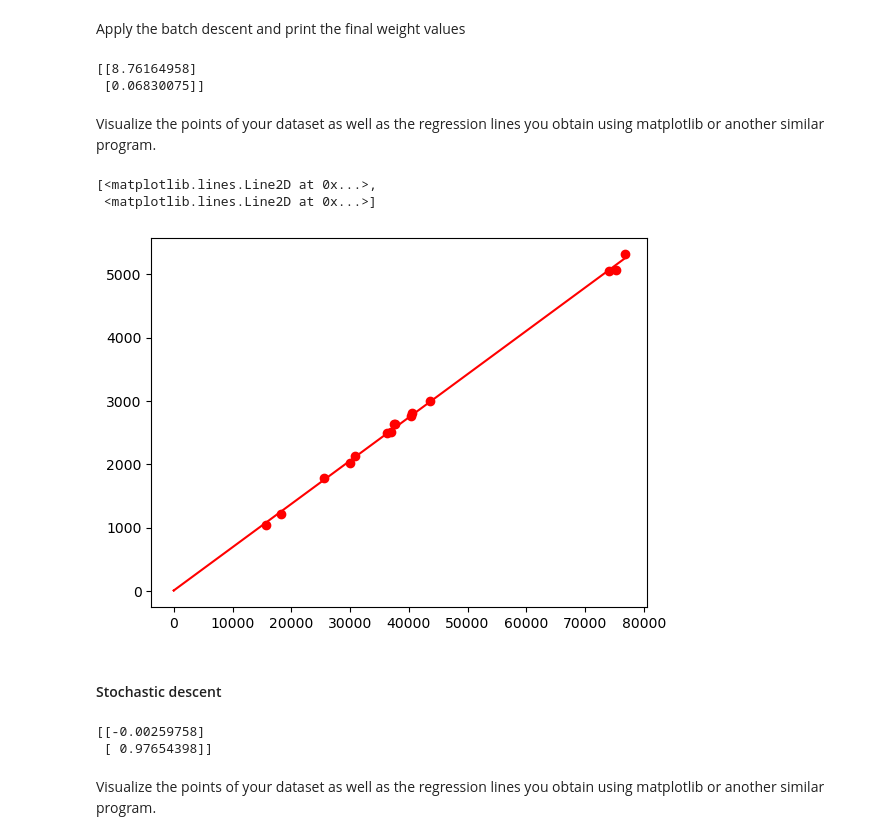
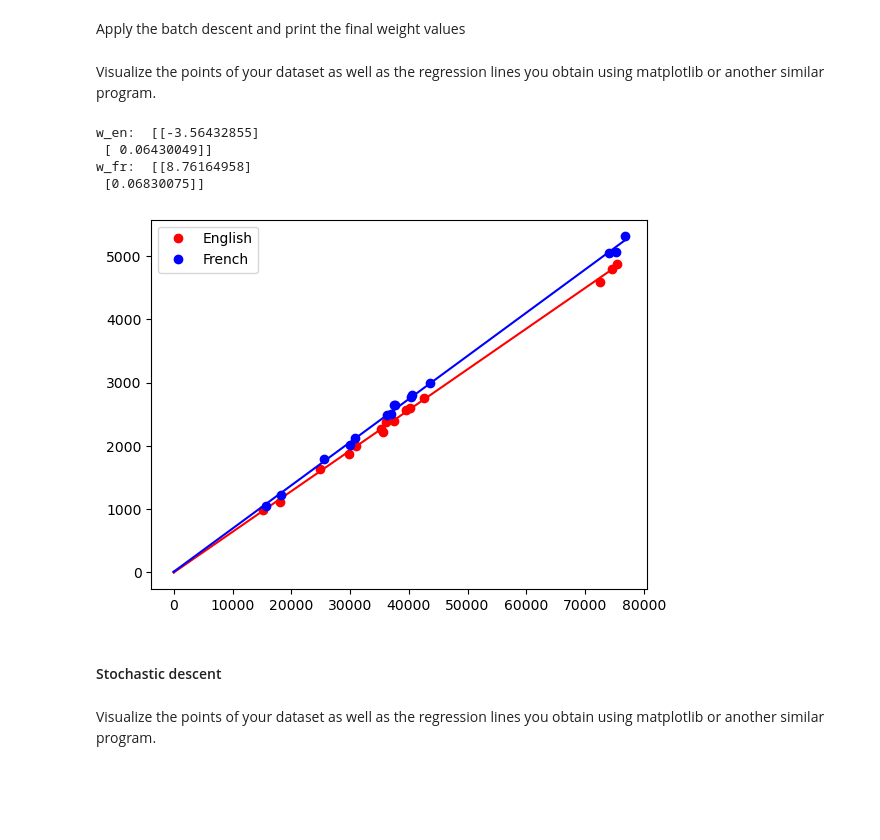
Before and after one commit to axelthorselius/artificial-intelligence, a Jupyter notebook: 3/assignments/ai_lab_perceptron_students.ipynb, the cells around one changed output. Saved outputs shown, nothing was run; the diff lists cells and outputs as text; code cells hidden in the pictures; blank space fills up the shorter version.

```diff
--- a/3/assignments/ai_lab_perceptron_students.ipynb
+++ b/3/assignments/ai_lab_perceptron_students.ipynb
@@ -126,13 +110,17 @@ Scale the arrays so that they fit in the range [0, 1] on the $x$ and $y$ axes.
 # %%
 # Write your code here
 
-X, maxima_X = gdn.normalize(X)
-print(X)
+X_en, maxima_X_en = gdn.normalize(X_en)
 
-y, maxima_y = gdn.normalize(y)
-print(y)
+y_en, maxima_y_en = gdn.normalize(y_en)
 
-maxima = np.concatenate((maxima_X, maxima_y)).reshape(-1, 1)
+maxima_en = np.concatenate((maxima_X_en, maxima_y_en))
+
+X_fr, maxima_X_fr = gdn.normalize(X_fr)
+
+y_fr, maxima_y_fr = gdn.normalize(y_fr)
+
+maxima_fr = np.concatenate((maxima_X_fr, maxima_y_fr))
 
 # Xmax = np.max(X)
 # for i in range (X.shape[0]):
@@ -241,38 +211,47 @@ Apply the batch descent and print the final weight values
 # Write your code here
 # print(X_fr)
 # print(y_fr)
-w = fit_batch(X, y, 1, np.zeros((2, 1)))
-w = maxima[-1, 0] * (w / maxima[:-1, 0:1])
+w_en = fit_batch(X_en, y_en, 1, np.zeros((2, 1)))
+maxima_en = maxima_en.reshape(-1, 1)
+w_en = maxima_en[-1, 0] * (w_en / maxima_en[:-1, 0:1])
 
-print(w)
+w_fr = fit_batch(X_fr, y_fr, 1, np.zeros((2, 1)))
+maxima_fr = maxima_fr.reshape(-1, 1)
+w_fr = maxima_fr[-1, 0] * (w_fr / maxima_fr[:-1, 0:1])
-# %% [output]
-[[8.76164958]
- [0.06830075]]
 # %% [markdown]
 Visualize the points of your dataset as well as the regression lines you obtain using matplotlib or another similar program.
 # %%
 # Write your code here
-plt.plot(stat_fr[:,0], stat_fr[:, 1], 'ro')
-x = np.linspace(0, maxima_X, 10000)
-y_tmp = w[1]*x+w[0]
-plt.plot(x, y_tmp, 'r')
+plt.plot(stat_en[:,0], stat_en[:, 1], 'ro', label="English")
+x_en = np.linspace(0, maxima_X_en, 10000)
+y_tmp_en = w_en[1]*x_en+w_en[0]
+plt.plot(x_en, y_tmp_en, 'r')
+
+print("w_en: ", w_en)
+
+plt.plot(stat_fr[:,0], stat_fr[:, 1], 'bo', label="French")
+x_fr = np.linspace(0, maxima_X_fr, 10000)
+y_tmp_fr = w_fr[1]*x_fr+w_fr[0]
+plt.plot(x_fr, y_tmp_fr, 'b')
+plt.legend(loc="upper left")
+
+print("w_fr: ", w_fr)
 # %% [output]
-[<matplotlib.lines.Line2D at 0x...>,
- <matplotlib.lines.Line2D at 0x...>]
+w_en:  [[-3.56432855]
+ [ 0.06430049]]
+w_fr:  [[8.76164958]
+ [0.06830075]]
-[figure, old version]
+[figure, new version]
 # %% [markdown]
 #### Stochastic descent
 # %%
 # Write your code here
 
-w = fit_stoch(X, y, 1, np.zeros((2, 1)))
-print(w)
-w = maxima[-1, 0] * (w / maxima[:-1, 0:1])
+w_en = fit_stoch(X_en, y_en, 1, np.zeros((2, 1)))
+w_en = maxima_en[-1, 0] * (w_en / maxima_en[:-1, 0:1])
 
-# print(w)
+w_fr = fit_stoch(X_fr, y_fr, 1, np.zeros((2, 1)))
+w_fr = maxima_fr[-1, 0] * (w_fr / maxima_fr[:-1, 0:1])
-# %% [output]
-[[-0.00259758]
- [ 0.97654398]]
 # %% [markdown]
 Visualize the points of your dataset as well as the regression lines you obtain using matplotlib or another similar program.
 # %%
```
Also changed, not shown: parts of 28 cells of this notebook, 3 other files.
